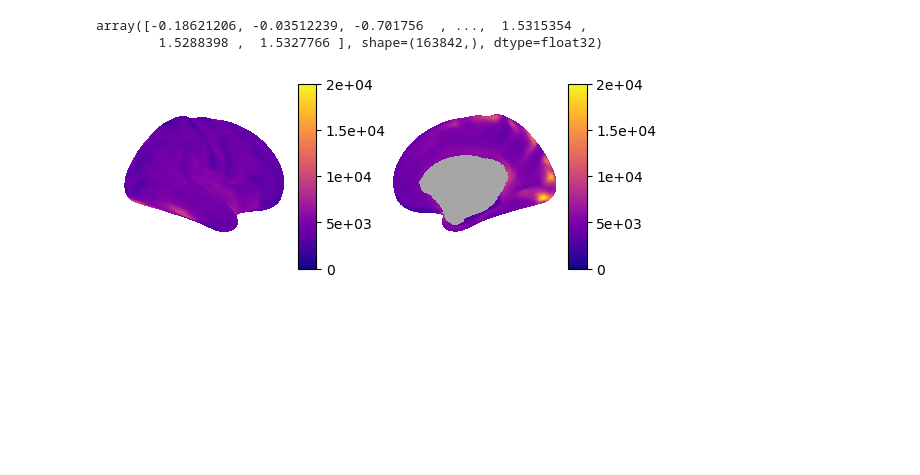
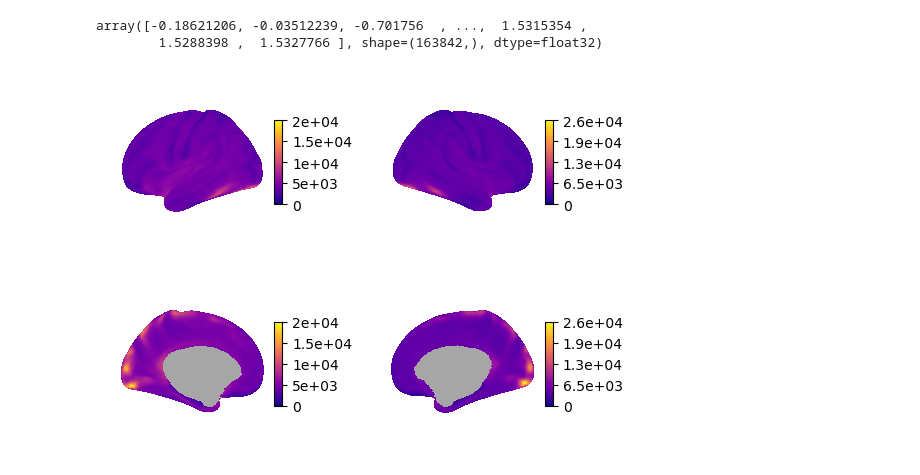
Before and after one commit to kesouder/dsc-neuroImages, a Jupyter notebook: FA25/code.ipynb, the cells around one changed output. Cells and saved outputs as stored; diff of their text form; code cells hidden in the pictures; blank space fills up the shorter version.

```diff
--- a/FA25/code.ipynb
+++ b/FA25/code.ipynb
@@ -204,12 +202,11 @@ array([-0.18621206, -0.03512239, -0.701756  , ...,  1.5315354 ,
 # %%
 fig = plotting.plot_surf_template(
     data=blood_volume,
     template='fsLR',
     density='164k',
     surf='inflated',
     cmap='plasma',
-    hemi='R',
     colorbar=True
 )
 # %% [output]
-[figure, old version]
+[figure, new version]
```
Also changed, not shown: parts of 3 cells of this notebook, 1 other file.
